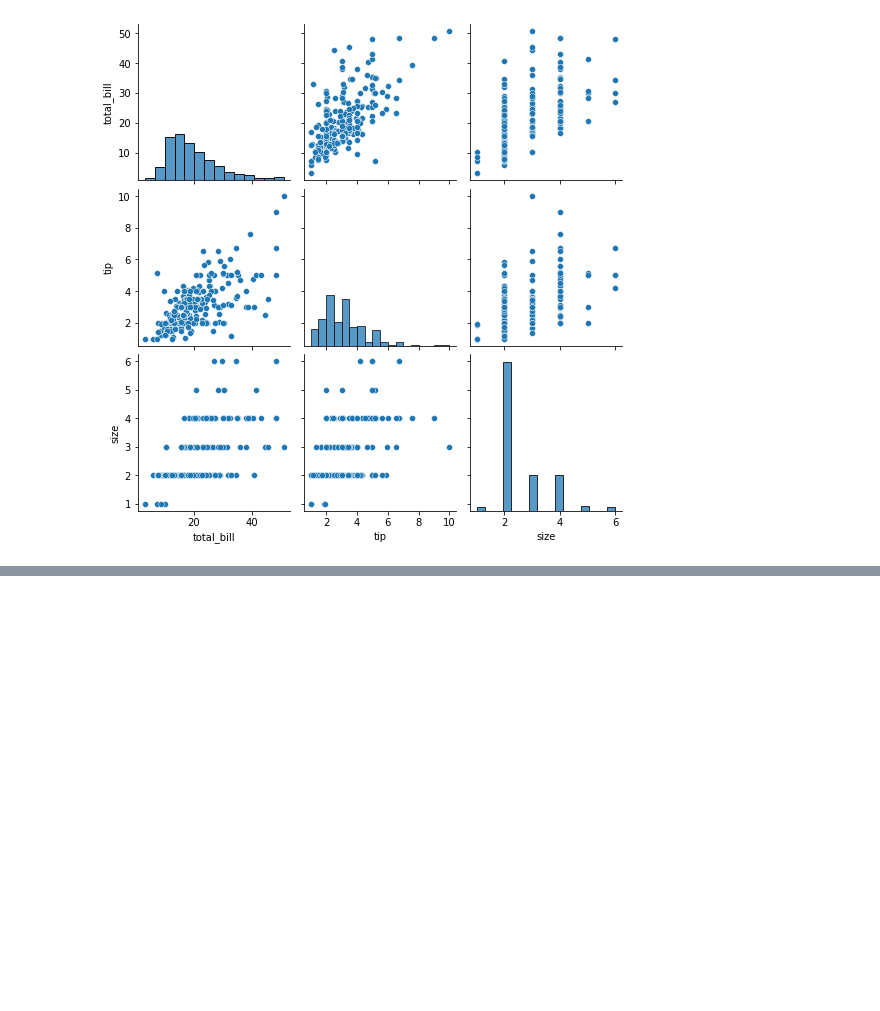
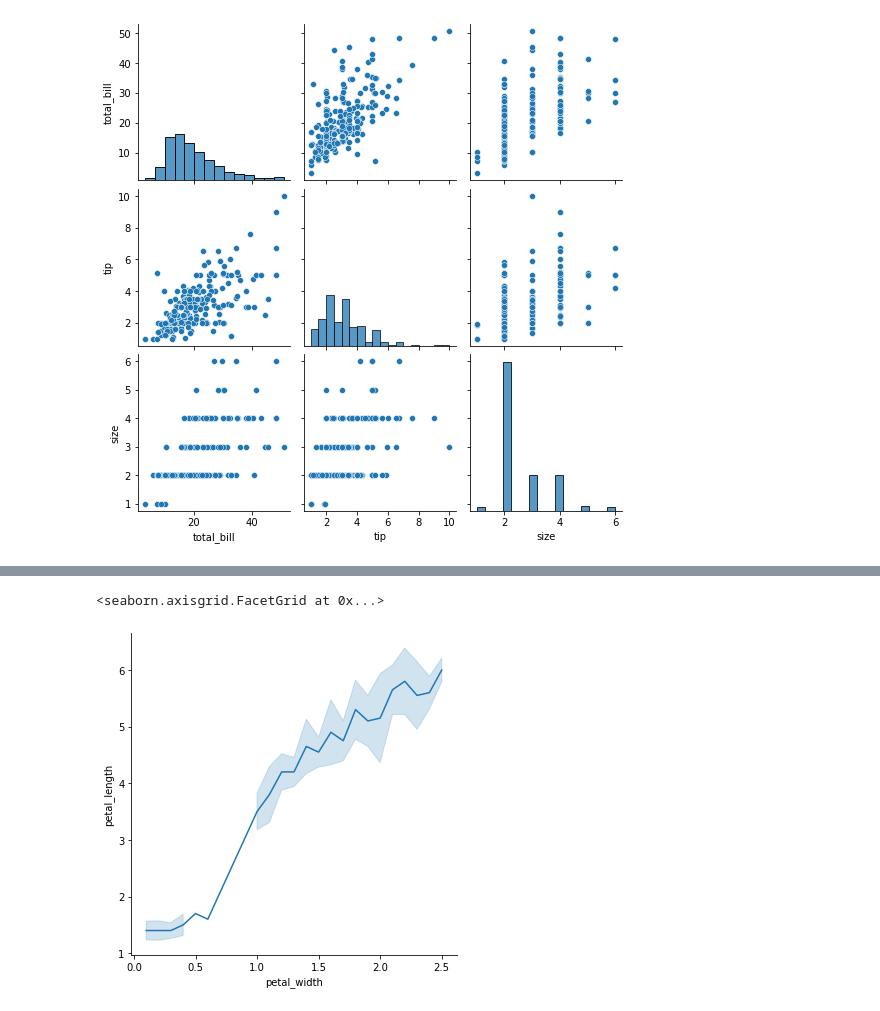
Before and after one commit to jedlueng/WBS-MISDI-Programming, a Jupyter notebook: PFDA/Week4/Week4-task.ipynb, the cells around one changed output, grey strips where cells are left out. Drawn from its saved outputs; the diff is of its cells as text; code cells hidden in the pictures; blank space fills up the shorter version.

Commit message:
Matplotlib and Seaborn

```diff
--- a/PFDA/Week4/Week4-task.ipynb
+++ b/PFDA/Week4/Week4-task.ipynb
@@ -82,0 +102,5 @@ iris = sns.load_dataset('iris')
+# %%
+sns.relplot(x='petal_width', y = 'petal_length',ci = 'sd',estimator = 'median',kind = 'line', data=iris)
+# %% [output]
+<seaborn.axisgrid.FacetGrid at 0x...>
+[figure, added]
```
Also changed, not shown: parts of 14 cells of this notebook, 1 other file.
